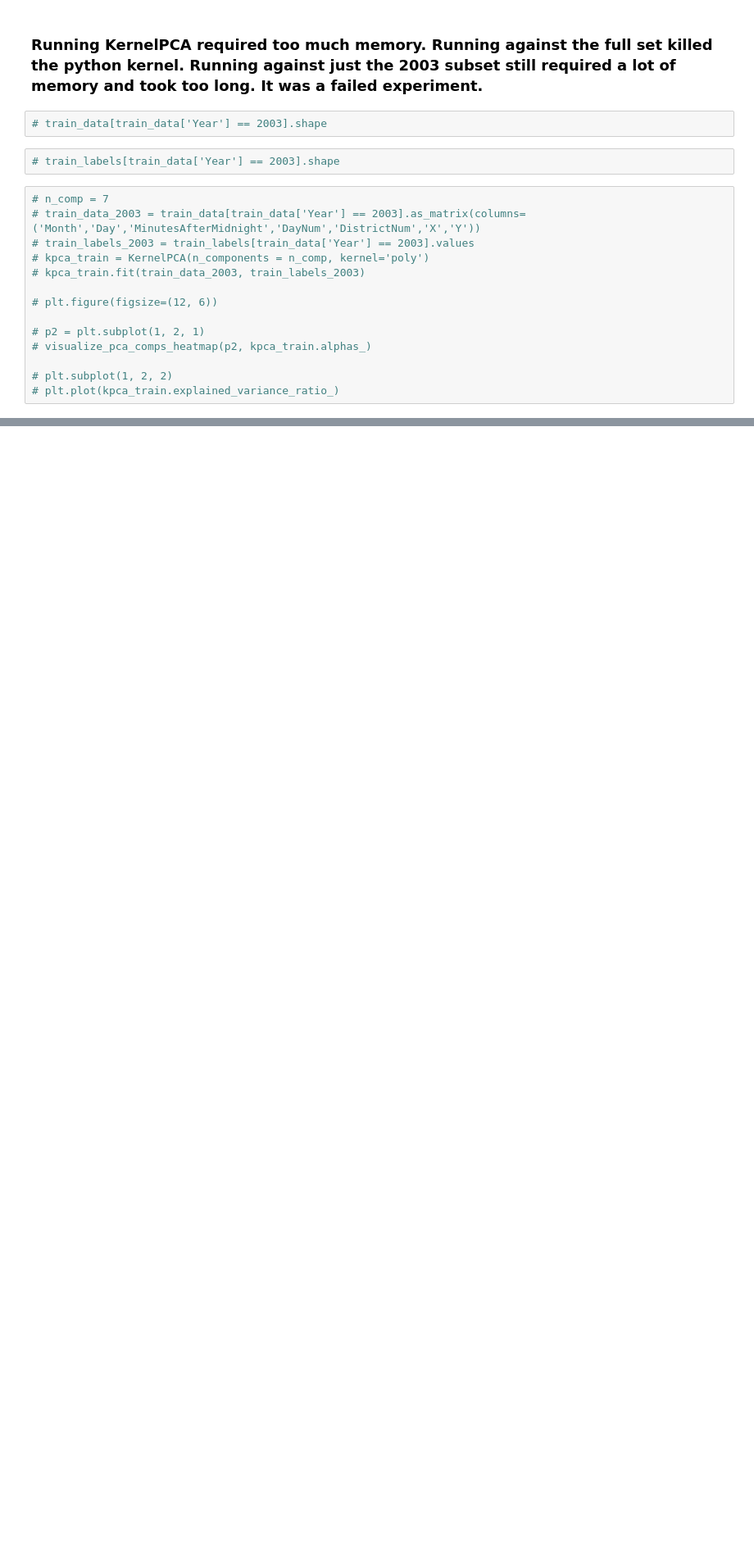
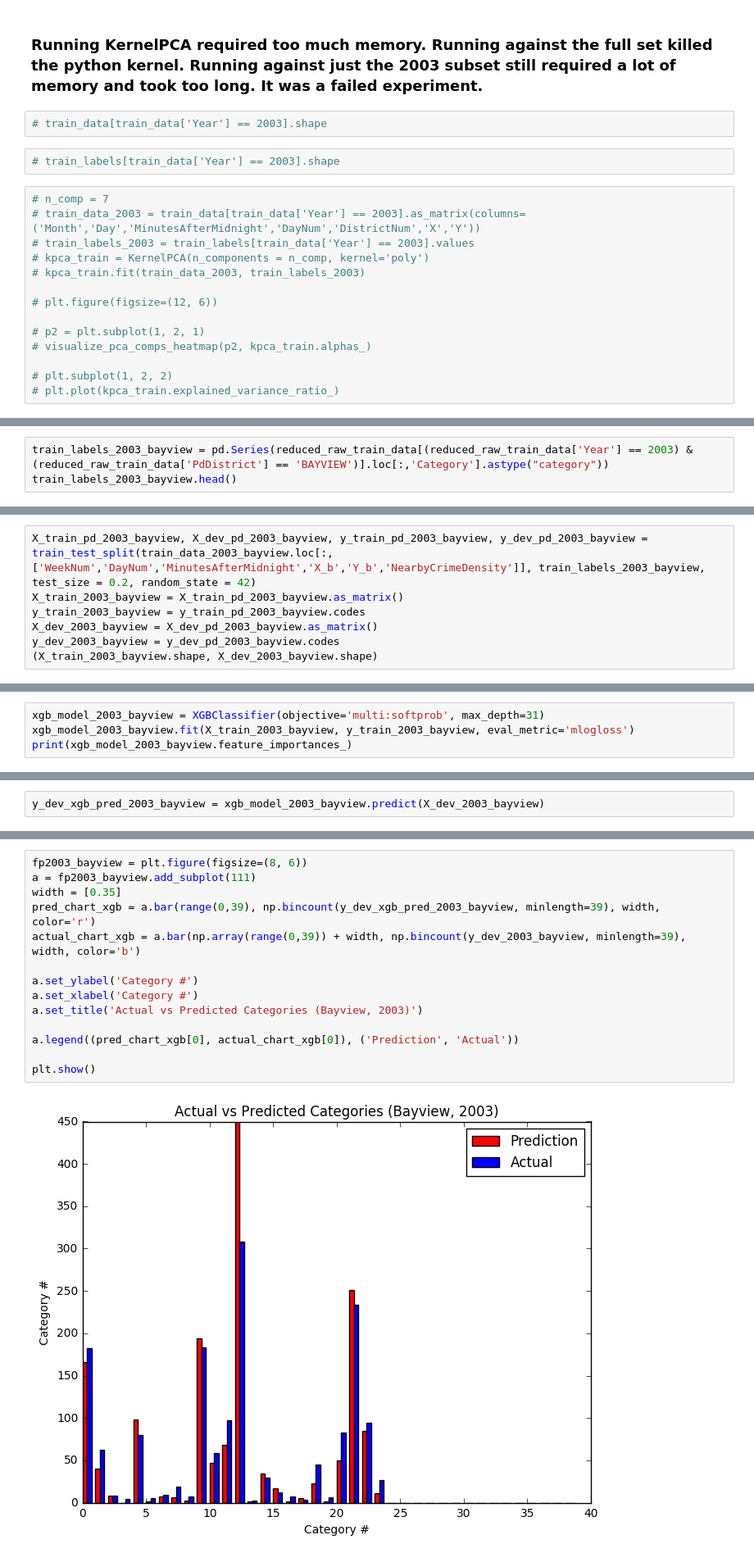
Before and after one commit to yhfan-ischool/W207-Final-Project, a Jupyter notebook: models/yhfan_experiments.ipynb, the cells around one changed output, grey strips where cells are left out. Shown at 82% size. Saved outputs shown, nothing was run; the diff lists cells and outputs as text; blank space fills up the shorter version.

```diff
--- a/models/yhfan_experiments.ipynb
+++ b/models/yhfan_experiments.ipynb
@@ -390,0 +623,3 @@ results.to_csv('../data/yhfan_submission.csv', index_label='Id')
+# %%
+train_labels_2003_bayview = pd.Series(reduced_raw_train_data[(reduced_raw_train_data['Year'] == 2003) & (reduced_raw_train_data['PdDistrict'] == 'BAYVIEW')].loc[:,'Category'].astype("category"))
+train_labels_2003_bayview.head()
@@ -390,0 +634,7 @@ results.to_csv('../data/yhfan_submission.csv', index_label='Id')
+# %%
+X_train_pd_2003_bayview, X_dev_pd_2003_bayview, y_train_pd_2003_bayview, y_dev_pd_2003_bayview = train_test_split(train_data_2003_bayview.loc[:,['WeekNum','DayNum','MinutesAfterMidnight','X_b','Y_b','NearbyCrimeDensity']], train_labels_2003_bayview, test_size = 0.2, random_state = 42)
+X_train_2003_bayview = X_train_pd_2003_bayview.as_matrix()
+y_train_2003_bayview = y_train_pd_2003_bayview.codes
+X_dev_2003_bayview = X_dev_pd_2003_bayview.as_matrix()
+y_dev_2003_bayview = y_dev_pd_2003_bayview.codes
+(X_train_2003_bayview.shape, X_dev_2003_bayview.shape)
@@ -390,0 +643,4 @@ results.to_csv('../data/yhfan_submission.csv', index_label='Id')
+# %%
+xgb_model_2003_bayview = XGBClassifier(objective='multi:softprob', max_depth=31)
+xgb_model_2003_bayview.fit(X_train_2003_bayview, y_train_2003_bayview, eval_metric='mlogloss')
+print(xgb_model_2003_bayview.feature_importances_)
@@ -390,0 +649,2 @@ results.to_csv('../data/yhfan_submission.csv', index_label='Id')
+# %%
+y_dev_xgb_pred_2003_bayview = xgb_model_2003_bayview.predict(X_dev_2003_bayview)
@@ -390,0 +660,16 @@ results.to_csv('../data/yhfan_submission.csv', index_label='Id')
+# %%
+fp2003_bayview = plt.figure(figsize=(8, 6))
+a = fp2003_bayview.add_subplot(111)
+width = [0.35]
+pred_chart_xgb = a.bar(range(0,39), np.bincount(y_dev_xgb_pred_2003_bayview, minlength=39), width, color='r')
+actual_chart_xgb = a.bar(np.array(range(0,39)) + width, np.bincount(y_dev_2003_bayview, minlength=39), width, color='b')
+
+a.set_ylabel('Category #')
+a.set_xlabel('Category #')
+a.set_title('Actual vs Predicted Categories (Bayview, 2003)')
+
+a.legend((pred_chart_xgb[0], actual_chart_xgb[0]), ('Prediction', 'Actual'))
+
+plt.show()
+# %% [output]
+[figure, added]
```
Also changed, not shown: parts of 53 cells of this notebook.
